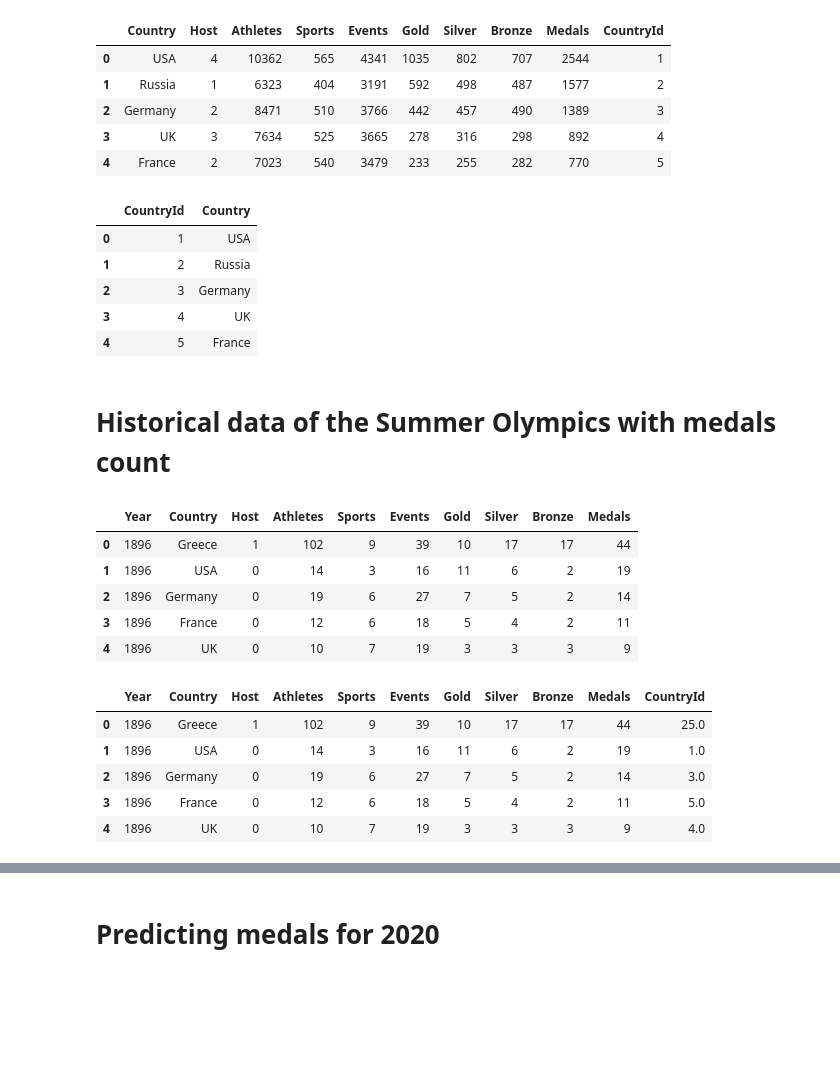
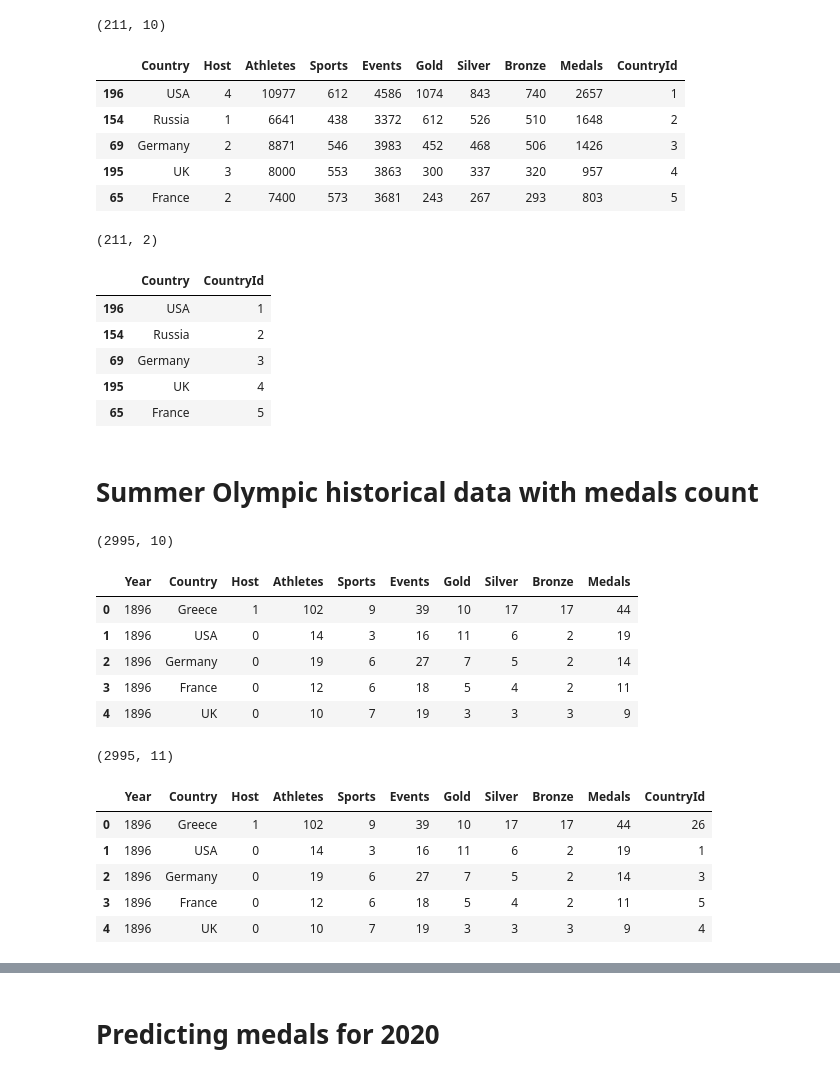
Before and after one commit to ShailMathur/Web-app-with-Machine-Learning-and-Tableau, a Jupyter notebook: ML_Linear Regression Models/Medals_Predictions_2020.ipynb, the cells around one changed output, grey strips where cells are left out. Saved outputs shown, nothing was run; the diff lists cells and outputs as text; code cells hidden in the pictures; blank space fills up the shorter version.

```diff
--- a/ML_Linear Regression Models/Medals_Predictions_2020.ipynb
+++ b/ML_Linear Regression Models/Medals_Predictions_2020.ipynb
@@ -7,6 +7,7 @@ import numpy as np
 %matplotlib inline
 import matplotlib.pyplot as plt
 # %%
-data_df = pd.read_csv('Top_Medals_Count.csv')
-data_df.head()
+olympic_df = pd.read_csv('Historical_Olympics_data.csv')
+print(olympic_df.shape)
+olympic_df.head()
 # %% [output]
@@ -18,0 +21,4 @@ data_df.head()
+# %%
+olympic_df.drop('Year', axis=1, inplace=True)
+print(olympic_df.shape)
+olympic_df
@@ -18,0 +40,3 @@ data_df.head()
+# %%
+data_df =olympic_df.groupby(['Country'])[['Host','Athletes','Sports','Events','Gold','Silver','Bronze','Medals']].sum().reset_index()
+data_df
@@ -18,0 +57,3 @@ data_df.head()
+# %%
+data_df = data_df.sort_values(by='Medals', ascending=False)
+data_df
@@ -19,30 +74,37 @@ data_df.head()
 # %%
 # Assigning Id to each Country
-data_df['CountryId'] = [(x+1) for x in range(25)]
+data_df['CountryId'] = [(x+1) for x in range(211)]
+
+print(data_df.shape)
 data_df.head()
 # %% [output]
+(211, 10)
 |  | Country | Host | Athletes | Sports | Events | Gold | Silver | Bronze | Medals | CountryId |
-| 0 | USA | 4 | 10362 | 565 | 4341 | 1035 | 802 | 707 | 2544 | 1 |
-| 1 | Russia | 1 | 6323 | 404 | 3191 | 592 | 498 | 487 | 1577 | 2 |
-| 2 | Germany | 2 | 8471 | 510 | 3766 | 442 | 457 | 490 | 1389 | 3 |
-| 3 | UK | 3 | 7634 | 525 | 3665 | 278 | 316 | 298 | 892 | 4 |
-| 4 | France | 2 | 7023 | 540 | 3479 | 233 | 255 | 282 | 770 | 5 |
+| 196 | USA | 4 | 10977 | 612 | 4586 | 1074 | 843 | 740 | 2657 | 1 |
+| 154 | Russia | 1 | 6641 | 438 | 3372 | 612 | 526 | 510 | 1648 | 2 |
+| 69 | Germany | 2 | 8871 | 546 | 3983 | 452 | 468 | 506 | 1426 | 3 |
+| 195 | UK | 3 | 8000 | 553 | 3863 | 300 | 337 | 320 | 957 | 4 |
+| 65 | France | 2 | 7400 | 573 | 3681 | 243 | 267 | 293 | 803 | 5 |
 # %%
-data_df = data_df[['CountryId','Country']]
+data_df = data_df[['Country', 'CountryId']]
+print(data_df.shape)
 data_df.head()
 # %% [output]
+(211, 2)
-|  | CountryId | Country |
-| 0 | 1 | USA |
-| 1 | 2 | Russia |
-| 2 | 3 | Germany |
-| 3 | 4 | UK |
-| 4 | 5 | France |
+|  | Country | CountryId |
+| 196 | USA | 1 |
+| 154 | Russia | 2 |
+| 69 | Germany | 3 |
+| 195 | UK | 4 |
+| 65 | France | 5 |
 # %% [markdown]
-# Historical data of the Summer Olympics with medals count
+# Summer Olympic historical data with medals count
 # %%
-hist_df = pd.read_csv('Summer_Medal_Count.csv')
-hist_df.head()
+df = pd.read_csv('Historical_Olympics_data.csv')
+print(df.shape)
+df.head()
 # %% [output]
+(2995, 10)
 |  | Year | Country | Host | Athletes | Sports | Events | Gold | Silver | Bronze | Medals |
 | 0 | 1896 | Greece | 1 | 102 | 9 | 39 | 10 | 17 | 17 | 44 |
 | 1 | 1896 | USA | 0 | 14 | 3 | 16 | 11 | 6 | 2 | 19 |
@@ -51,12 +113,14 @@ hist_df.head()
 | 4 | 1896 | UK | 0 | 10 | 7 | 19 | 3 | 3 | 3 | 9 |
 # %%
 # Adding country_id column to summer df
-hist_df = pd.merge(hist_df,data_df, how = 'left', on = 'Country')
-hist_df.head()
+df = pd.merge(df,data_df, how = 'left', on = 'Country')
+print(df.shape)
+df.head()
 # %% [output]
+(2995, 11)
 |  | Year | Country | Host | Athletes | Sports | Events | Gold | Silver | Bronze | Medals | CountryId |
-| 0 | 1896 | Greece | 1 | 102 | 9 | 39 | 10 | 17 | 17 | 44 | 25.0 |
-| 1 | 1896 | USA | 0 | 14 | 3 | 16 | 11 | 6 | 2 | 19 | 1.0 |
-| 2 | 1896 | Germany | 0 | 19 | 6 | 27 | 7 | 5 | 2 | 14 | 3.0 |
-| 3 | 1896 | France | 0 | 12 | 6 | 18 | 5 | 4 | 2 | 11 | 5.0 |
-| 4 | 1896 | UK | 0 | 10 | 7 | 19 | 3 | 3 | 3 | 9 | 4.0 |
+| 0 | 1896 | Greece | 1 | 102 | 9 | 39 | 10 | 17 | 17 | 44 | 26 |
+| 1 | 1896 | USA | 0 | 14 | 3 | 16 | 11 | 6 | 2 | 19 | 1 |
+| 2 | 1896 | Germany | 0 | 19 | 6 | 27 | 7 | 5 | 2 | 14 | 3 |
+| 3 | 1896 | France | 0 | 12 | 6 | 18 | 5 | 4 | 2 | 11 | 5 |
+| 4 | 1896 | UK | 0 | 10 | 7 | 19 | 3 | 3 | 3 | 9 | 4 |
```
Also changed, not shown: parts of 45 cells of this notebook.
